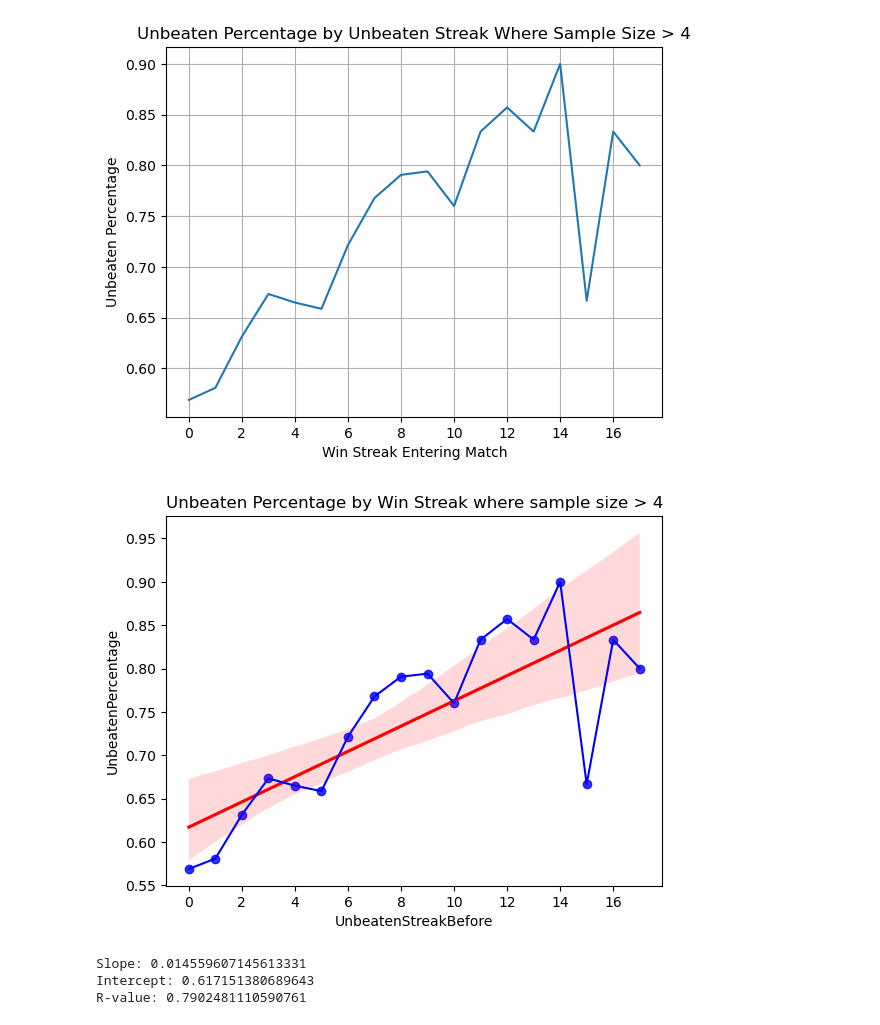
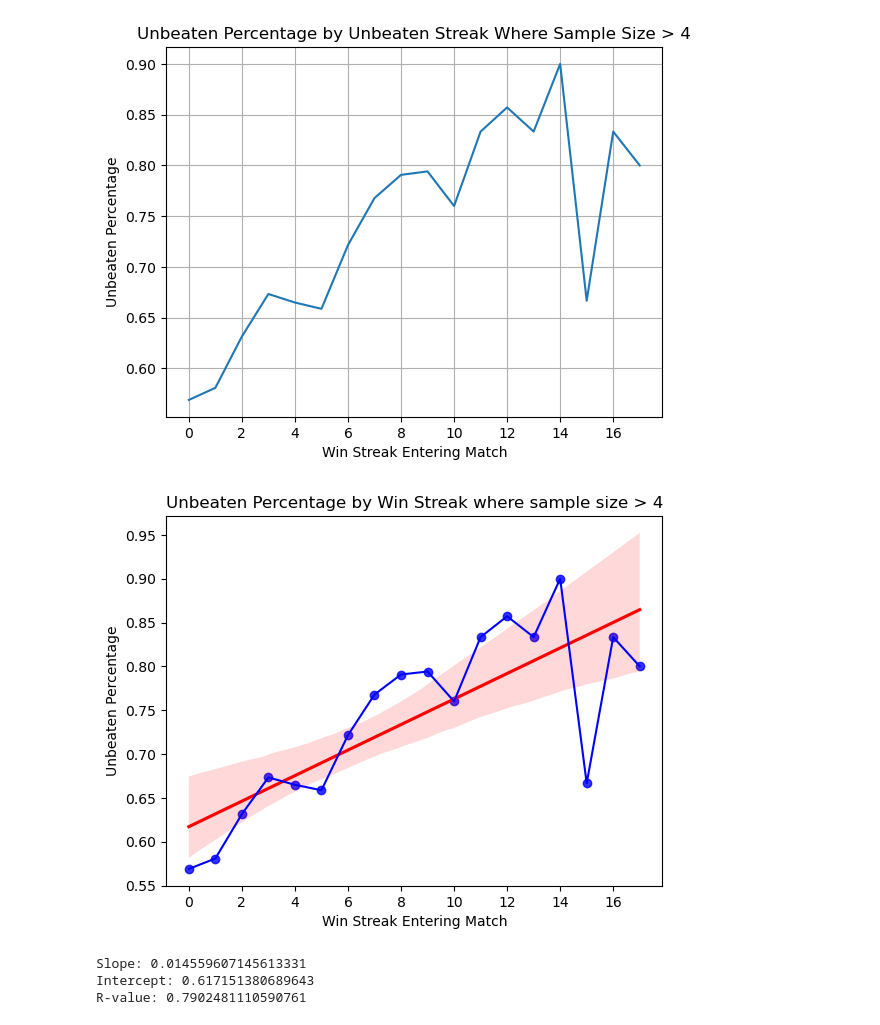
Before and after one commit to mporter311/Information-Systems, a Jupyter notebook: InfoSys_Project_Gottlieb_Porter.ipynb, the cells around one changed output. Saved outputs shown, nothing was run; the diff lists cells and outputs as text; code cells hidden in the pictures.

```diff
--- a/InfoSys_Project_Gottlieb_Porter.ipynb
+++ b/InfoSys_Project_Gottlieb_Porter.ipynb
@@ -50,4 +28,0 @@ all_matches_collapsed = [m for season in all_matches for m in season]
-# %%
-'''
-raw_matches_df = pd.DataFrame(all_matches_collapsed)
-'''
@@ -624,13 +603,15 @@ plt.show()
 # %%
 mask = result_by_unbeatenstreak['SampleSize'] > 4
 reduced_data = result_by_unbeatenstreak[mask]
 sns.regplot(x=reduced_data.index, y=reduced_data['UnbeatenPercentage'], color='blue', line_kws={"color": "red"})
 plt.plot(reduced_data.index, reduced_data['UnbeatenPercentage'], color='blue')
+plt.xlabel("Win Streak Entering Match")
+plt.ylabel("Unbeaten Percentage")
 plt.title("Unbeaten Percentage by Win Streak where sample size > 4")
 plt.xticks(range(0, 17, 2))
 plt.show()
 # %% [output]
-[figure, old version]
+[figure, new version]
 # %%
 # Calculating the slope, intercept, and r-value of the linear regression line
 x = reduced_data.index.values
```
Also changed, not shown: parts of 119 cells of this notebook.
